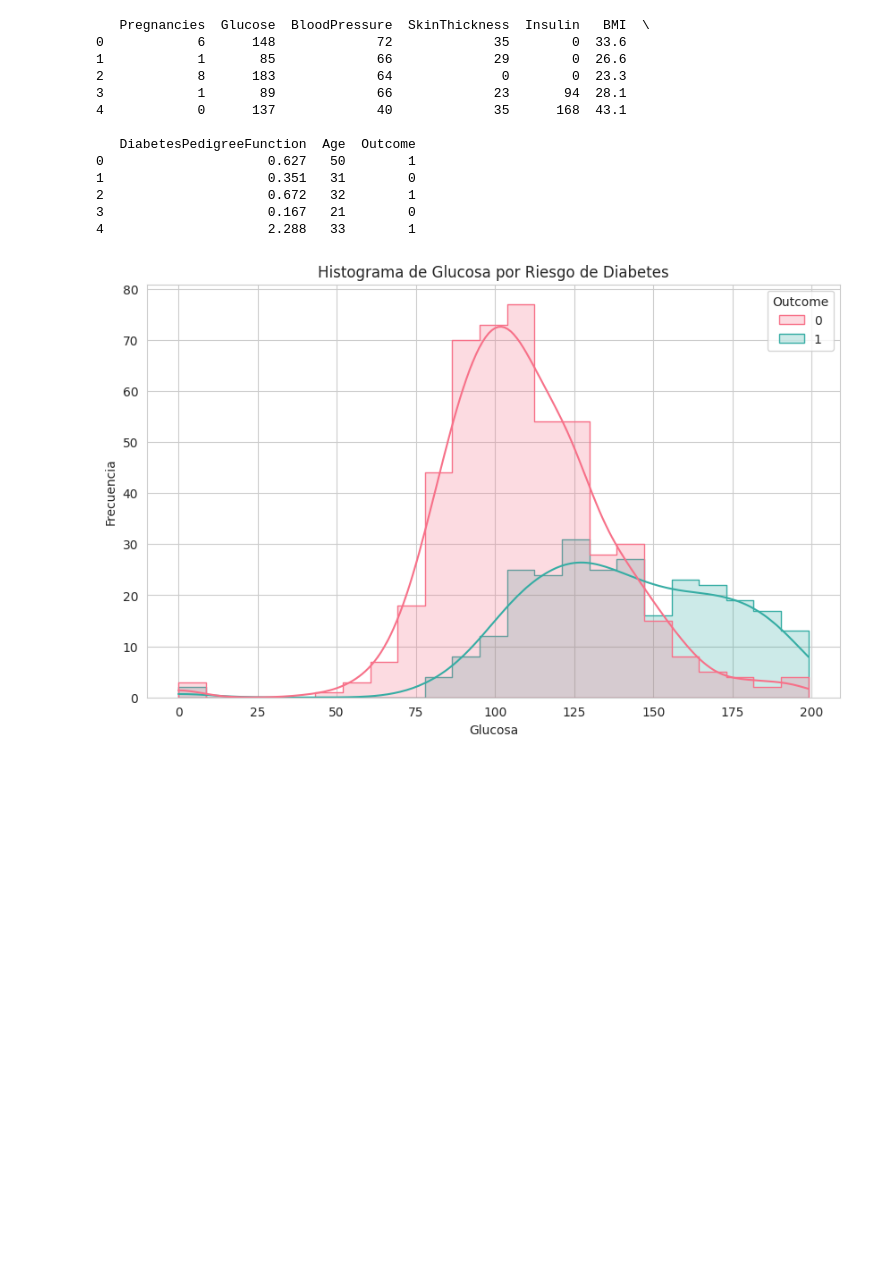
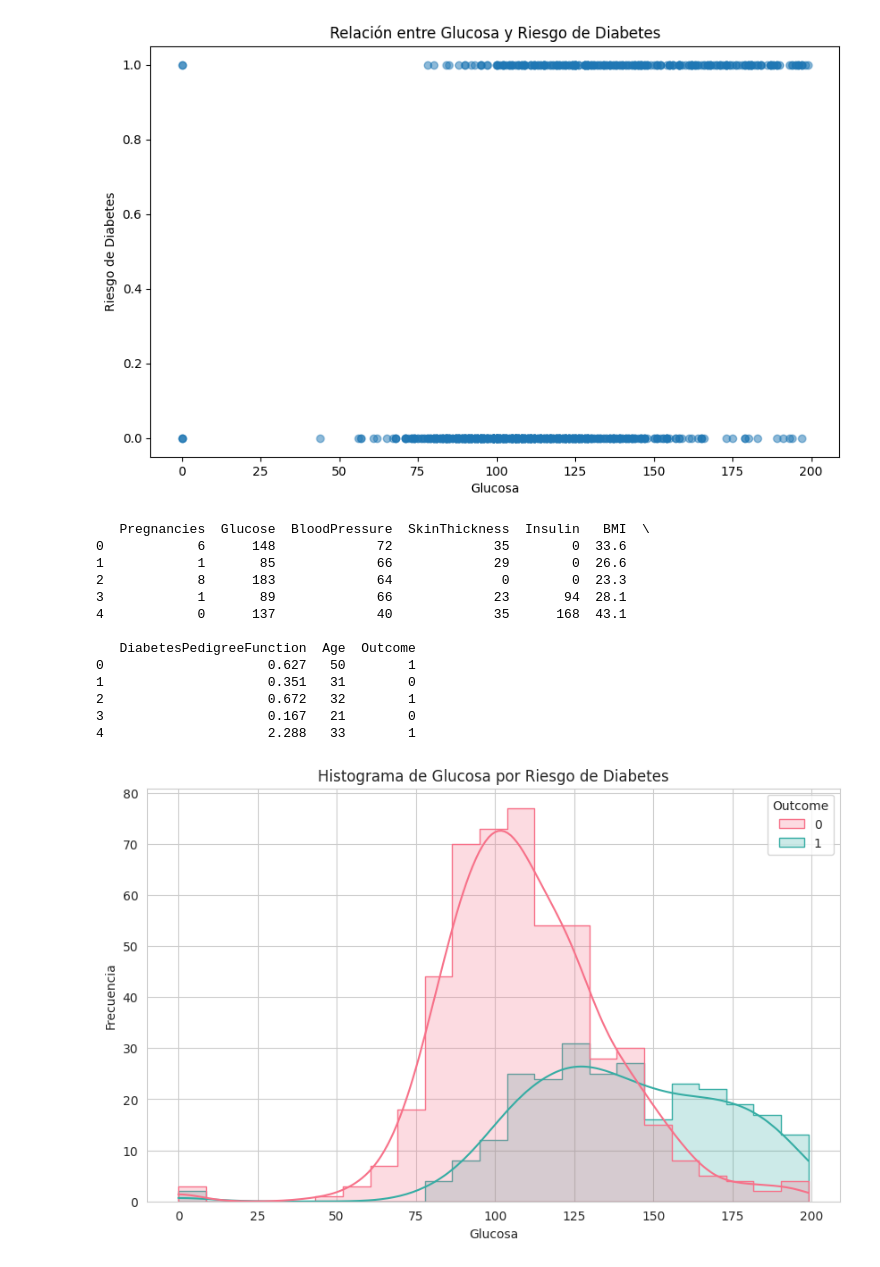
Before and after one commit to paulotolosa/diabetes_1, a Jupyter notebook: Proyecto_Parte_II_Tolosa23_4.ipynb, the cells around one changed output. Saved outputs shown, nothing was run; the diff lists cells and outputs as text; code cells hidden in the pictures; blank space fills up the shorter version.

```diff
--- a/Proyecto_Parte_II_Tolosa23_4.ipynb
+++ b/Proyecto_Parte_II_Tolosa23_4.ipynb
@@ -9,3 +3,26 @@ Saving diabetes.csv to diabetes.csv
+# %%
+import pandas as pd
+import matplotlib.pyplot as plt
+
+# URL del archivo CSV en GitHub
+url = 'https://raw.githubusercontent.com/paulotolosa/diabetes_1/main/diabetes.csv'
+
+# Cargar los datos desde el archivo CSV en GitHub
+data = pd.read_csv(url)
+
+# Crear el gráfico de dispersión
+plt.figure(figsize=(10, 6))
+plt.scatter(data['Glucose'], data['Outcome'], alpha=0.5)
+
+# Agregar etiquetas y título
+plt.title('Relación entre Glucosa y Riesgo de Diabetes')
+plt.xlabel('Glucosa')
+plt.ylabel('Riesgo de Diabetes')
+
+# Mostrar la visualización
+plt.show()
+# %% [output]
+[figure, added]
 # %%
 import pandas as pd
 
```
Also changed, not shown: parts of 1 cell of this notebook.
